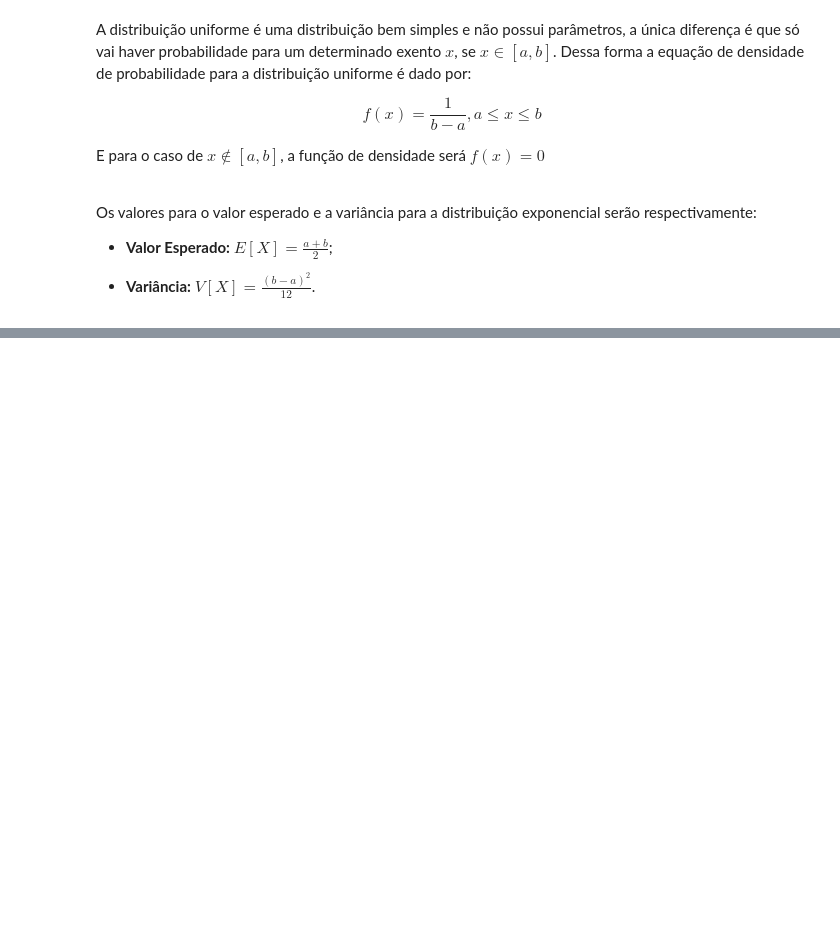
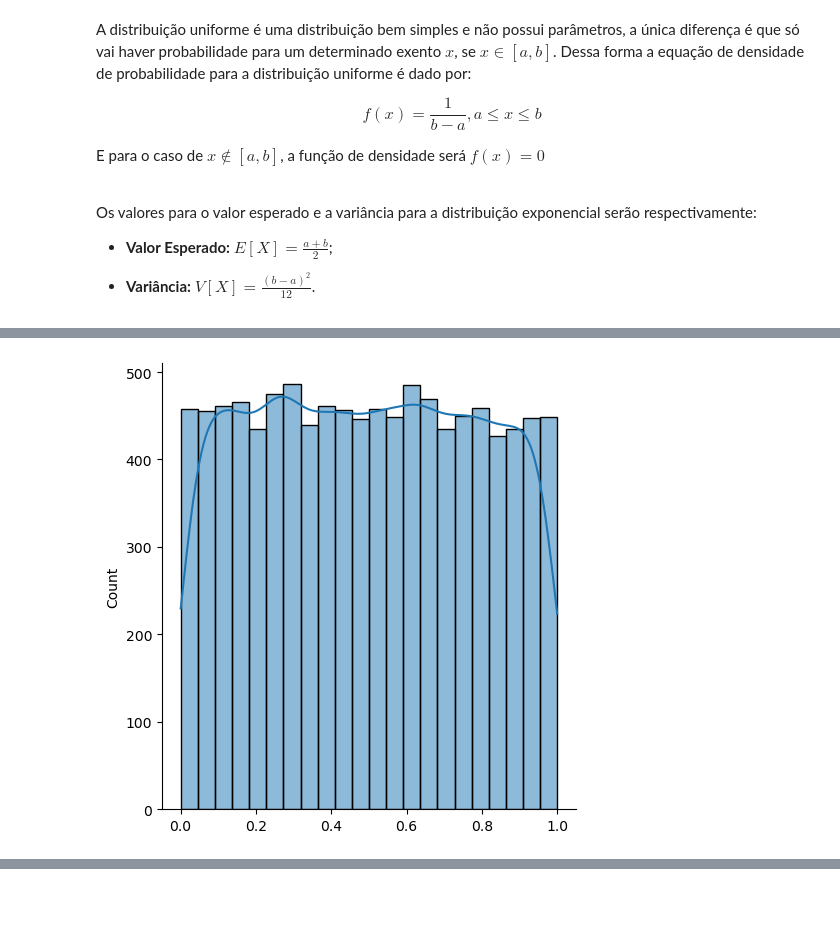
Before and after one commit to karibeam/DS_Americanas_922, a Jupyter notebook: Aula 3 - Distribuições de Probabilidade.ipynb, the cells around one changed output, grey strips where cells are left out. Drawn from its saved outputs; the diff is of its cells as text; code cells hidden in the pictures; blank space fills up the shorter version.

```diff
--- a/Aula 3 - Distribuições de Probabilidade.ipynb
+++ b/Aula 3 - Distribuições de Probabilidade.ipynb
@@ -232,0 +395,10 @@ Os valores para o valor esperado e a variância para a distribuição exponencia
+# %%
+N = 10000
+
+amostra_uniform = np.random.uniform(0, 1, N)
+
+sns.displot(amostra_uniform, kde=True)
+
+plt.show()
+# %% [output]
+[figure, added]
```
Also changed, not shown: parts of 15 cells of this notebook.
